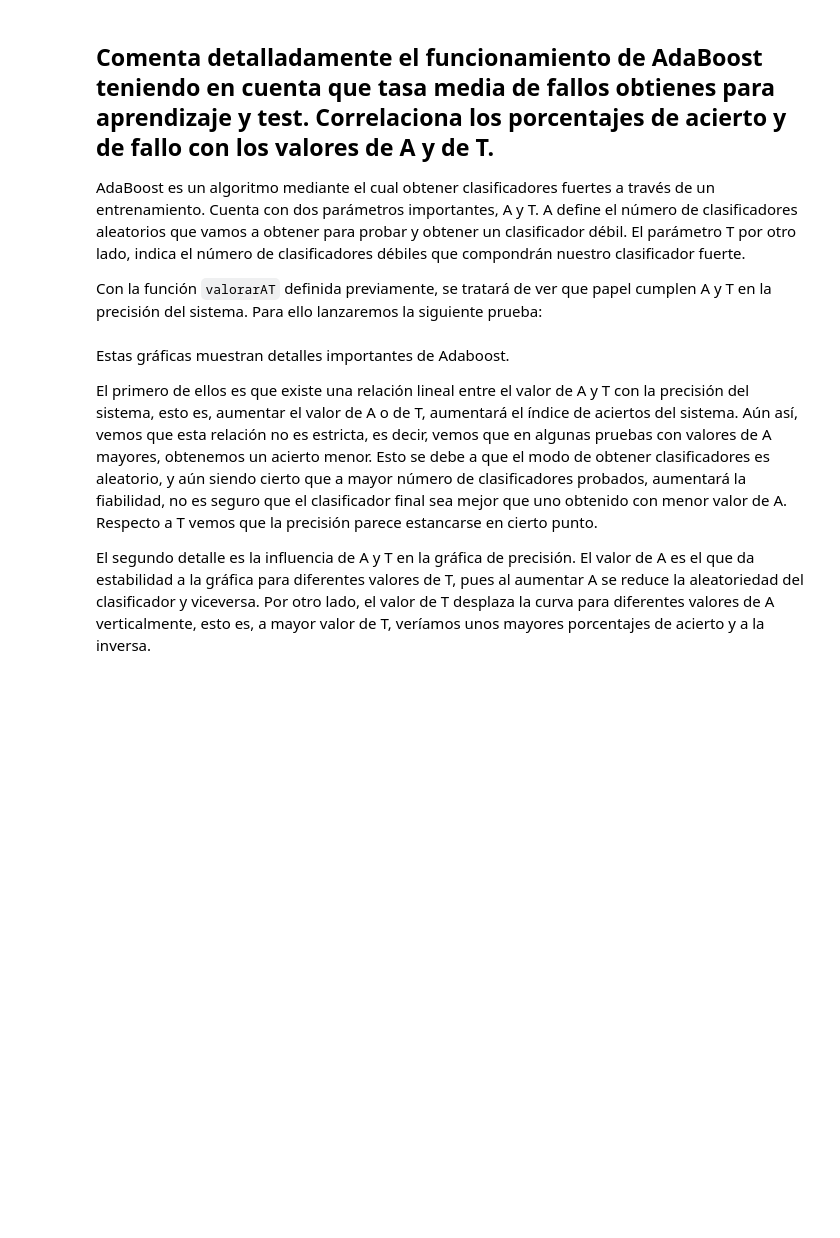
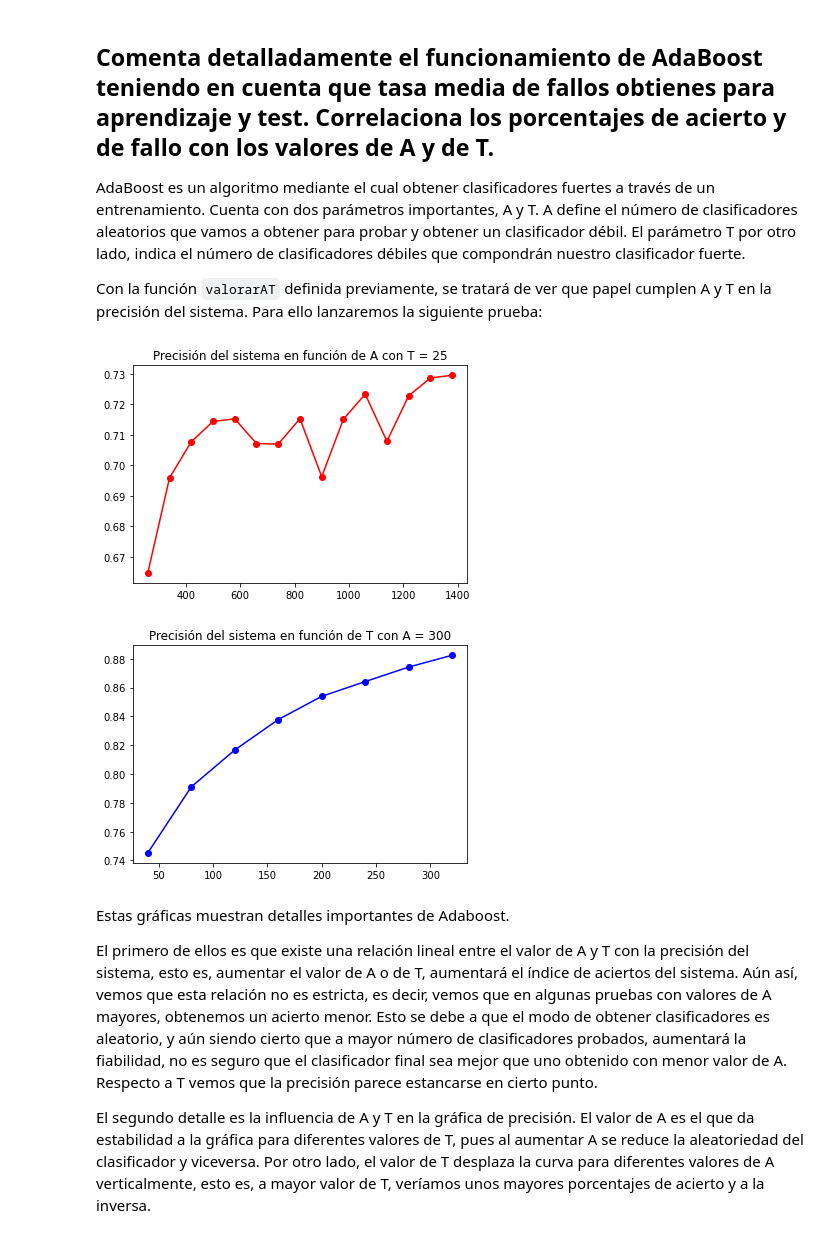
Before and after one commit to gantequera/SI, a Jupyter notebook: P2/Práctica 2.ipynb, the cells around one changed output. Cells and saved outputs as stored; diff of their text form; code cells hidden in the pictures; blank space fills up the shorter version.

```diff
--- a/P2/Práctica 2.ipynb
+++ b/P2/Práctica 2.ipynb
@@ -207,13 +211,13 @@ def valorarAT(X, Y, A, T, At, Ta):
     resultsA = []
     for i in At:
         (clasificadores, alphas) = entrenar_sistema(X, Y, T, i)
-        (testX, testY) = adaptar_conjuntos_test(X, Y)
+        (testX, testY) = adaptar_conjuntos_entr_test(X, Y)
         resultsA.append(test(testX, testY, clasificadores, alphas))
 
     resultsT = []
     for i in Ta:
         (clasificadores, alphas) = entrenar_sistema(X, Y, i, A)
-        (testX, testY) = adaptar_conjuntos_test(X, Y)
+        (testX, testY) = adaptar_conjuntos_entr_test(X, Y)
         resultsT.append(test(testX, testY, clasificadores, alphas))
     return (resultsA, resultsT)
 # %% [markdown]
@@ -233,25 +237,26 @@ AdaBoost es un algoritmo mediante el cual obtener clasificadores fuertes a trav
 
 Con la función `valorarAT` definida previamente, se tratará de ver que papel cumplen A y T en la precisión del sistema. Para ello lanzaremos la siguiente prueba:
 # %%
-T = 10
+T = 25
 A = 300
-At = range(100, 1301, 80)
+At = range(260, 1381, 80)
 Ta = range(40, 321, 40)
 
 (rA, rT) = valorarAT(mnist_X, mnist_Y, A, T, At, Ta)
 rAcorr = [np.average(i) for i in rA]
 rTcorr = [np.average(i) for i in rT]
 
 plt.figure()
 plt.plot(At, rAcorr, 'r-o')
 plt.title(f"Precisión del sistema en función de A con T = {T}")
-plt.savefig("valoA.pdf", format="pdf")
 plt.show()
 plt.figure()
 plt.plot(Ta, rTcorr, 'b-o')
 plt.title(f"Precisión del sistema en función de T con A = {A}")
-plt.savefig("valoT.pdf", format="pdf")
 plt.show()
+# %% [output]
+[figure, added]
+[figure, added]
 # %% [markdown]
 Estas gráficas muestran detalles importantes de Adaboost.
 
```
Also changed, not shown: parts of 31 cells of this notebook, 7 other files.
